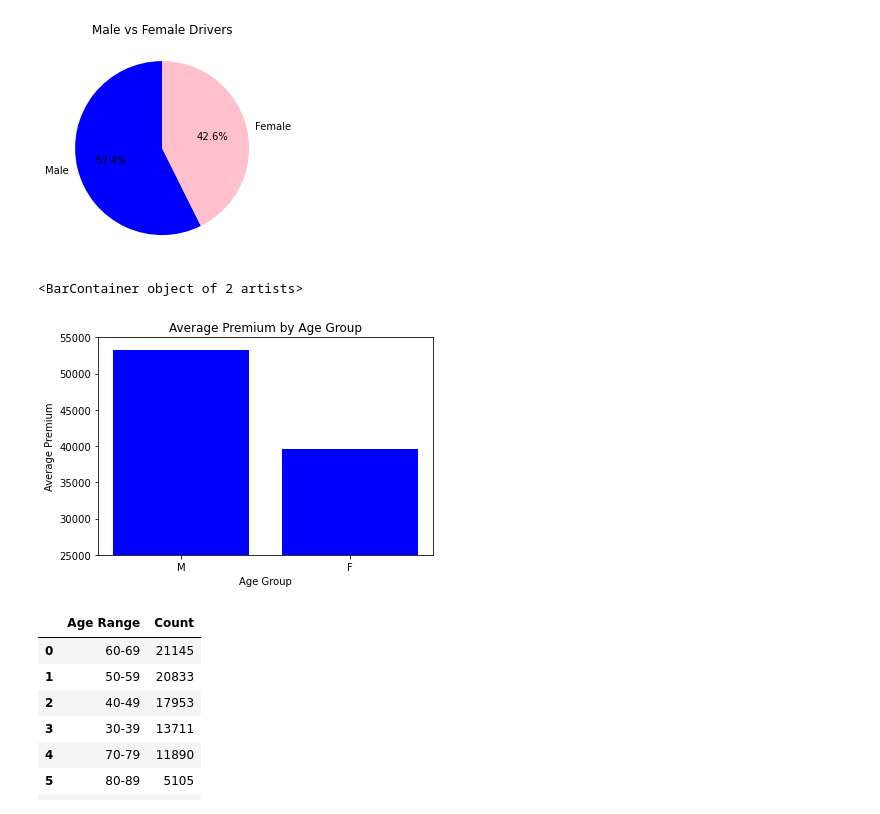
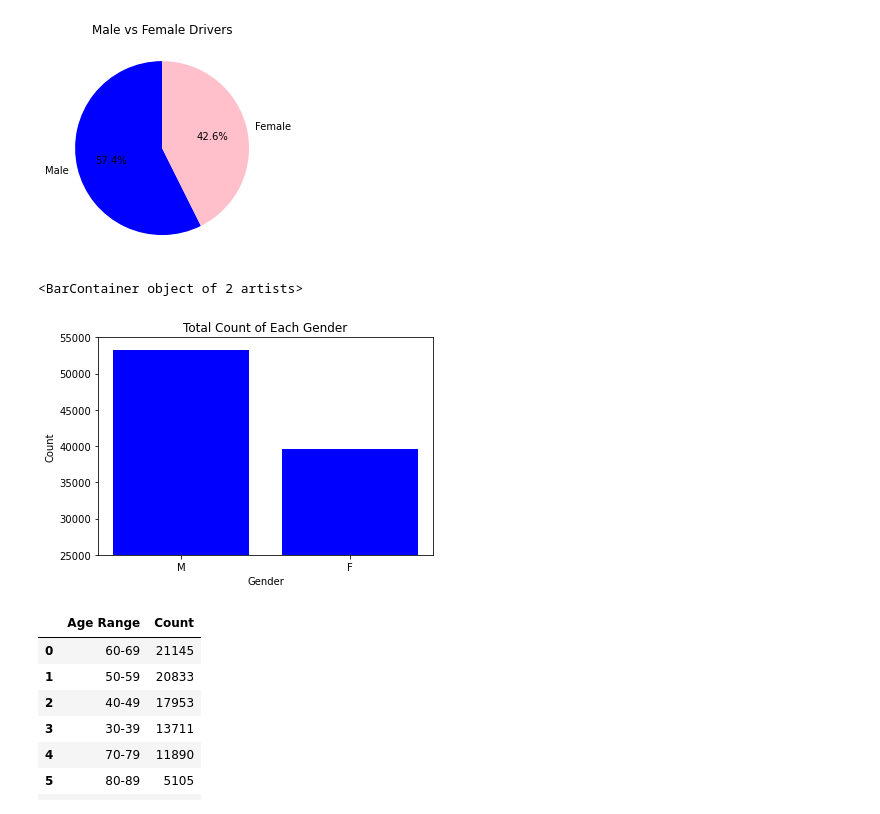
Before and after one commit to jthubert10/Auto_Insurance_Analysis, a Jupyter notebook: pyInsuranceAge.ipynb, the cells around one changed output. Saved outputs shown, nothing was run; the diff lists cells and outputs as text; code cells hidden in the pictures.

Commit message:
Fixed labels on gender count bar graph

```diff
--- a/pyInsuranceAge.ipynb
+++ b/pyInsuranceAge.ipynb
@@ -67,18 +65,18 @@ Text(0.5, 1.0, 'Male vs Female Drivers')
 # %%
 # Create bar chart comparing total count of each gender
 # Establish x and y variables
 genders = gender_counts_df["Gender"]
 gender_count = gender_counts_df["Count"]
 
 # Plot bar graph with above data
-plt.title("Average Premium by Age Group")
-plt.xlabel("Age Group")
-plt.ylabel("Average Premium")
+plt.title("Total Count of Each Gender")
+plt.xlabel("Gender")
+plt.ylabel("Count")
 plt.ylim(25000,55000)
 plt.bar(genders, gender_count, color='b', align='center')
 # %% [output]
 <BarContainer object of 2 artists>
-[figure, old version]
+[figure, new version]
 # %%
 # Create df for count of each age range
 age_counts_df = ins_df["Age Range"].value_counts().reset_index()
```
Also changed, not shown: parts of 3 cells of this notebook.
